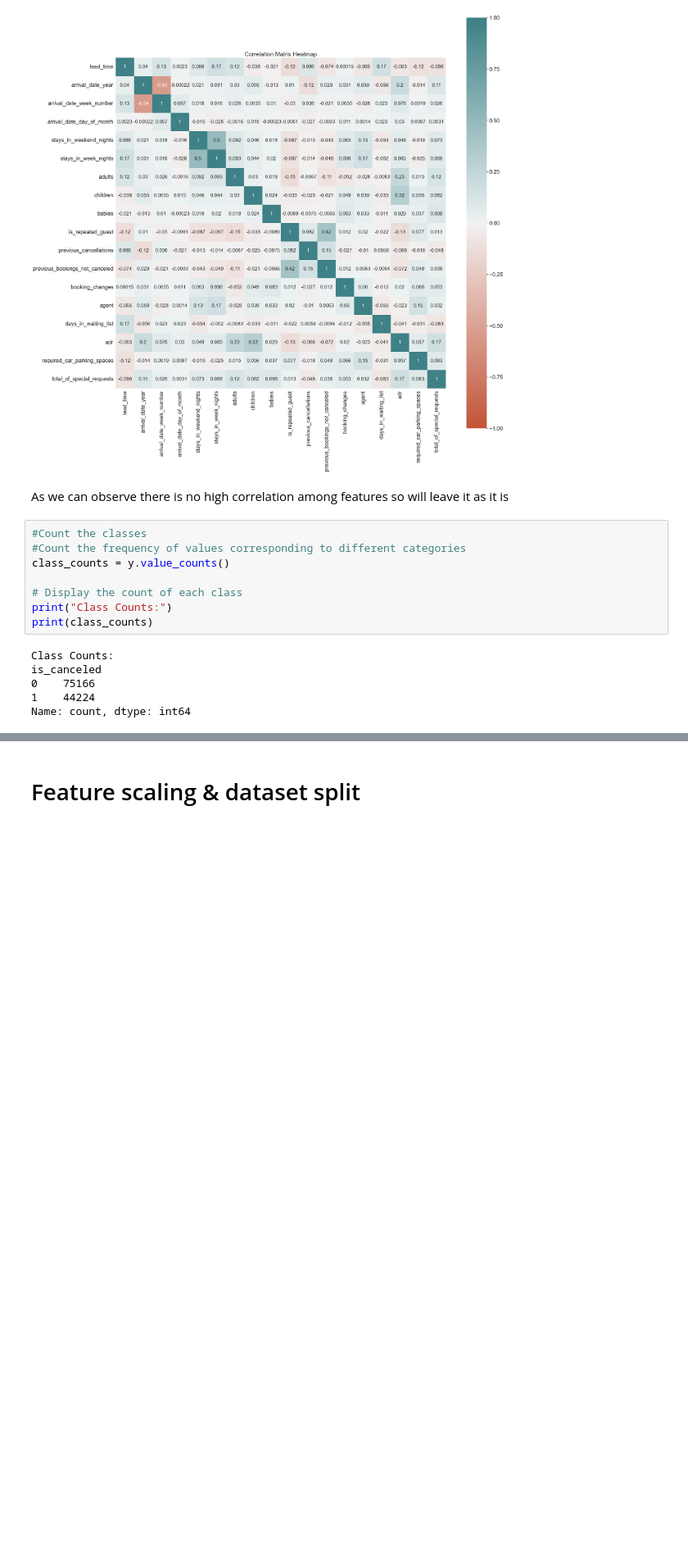
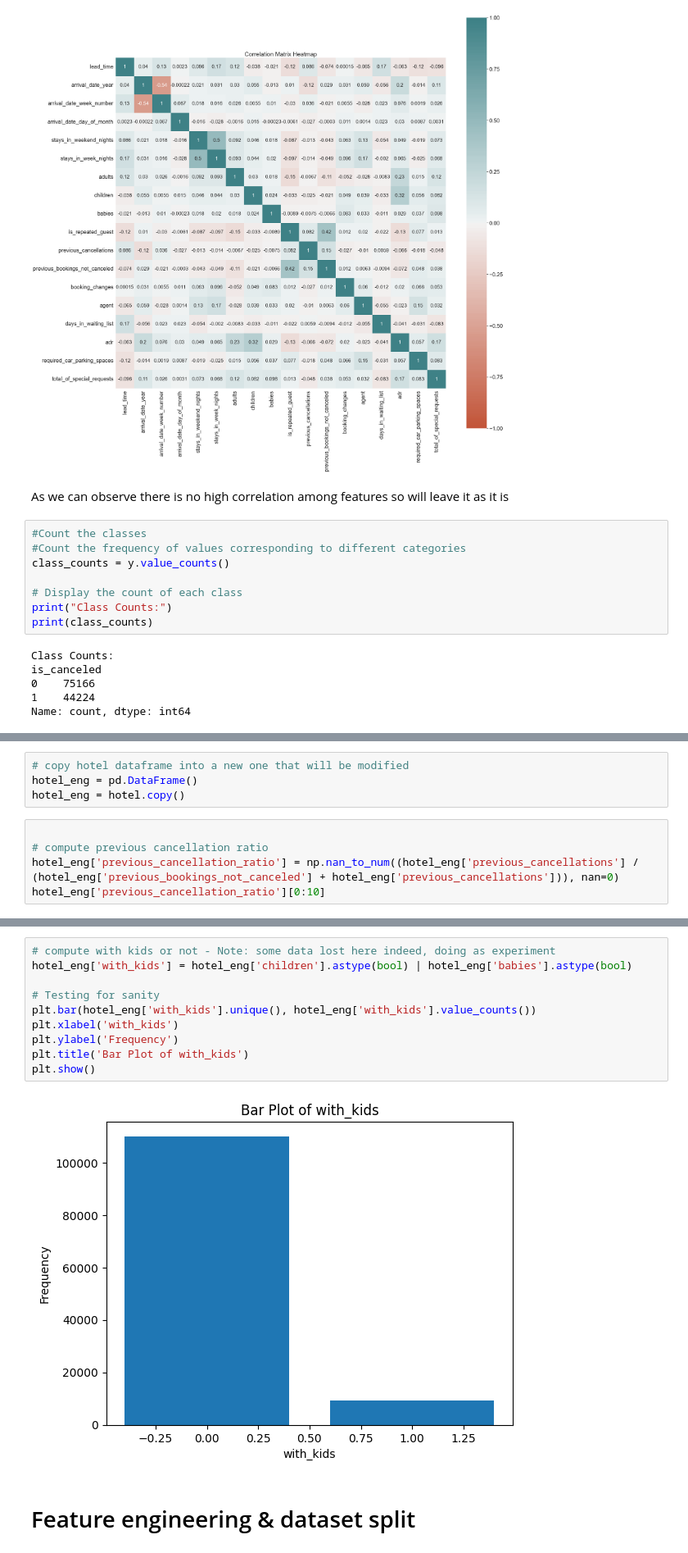
Before and after one commit to ursumarius/booking-cancellations-ML-intro, a Jupyter notebook: eda/hotel-booking-eda-intro-to-ml.ipynb, the cells around one changed output, grey strips where cells are left out. Shown at 82% size. Drawn from its saved outputs; the diff is of its cells as text; blank space fills up the shorter version.

Commit message:
first two examples of feature engineering

```diff
--- a/eda/hotel-booking-eda-intro-to-ml.ipynb
+++ b/eda/hotel-booking-eda-intro-to-ml.ipynb
@@ -260,0 +346,9 @@ so our dataset has 119390 rows and 32 columns
+# %%
+# copy hotel dataframe into a new one that will be modified
+hotel_eng = pd.DataFrame()
+hotel_eng = hotel.copy()
+# %%
+
+# compute previous cancellation ratio
+hotel_eng['previous_cancellation_ratio'] = np.nan_to_num((hotel_eng['previous_cancellations'] / (hotel_eng['previous_bookings_not_canceled'] + hotel_eng['previous_cancellations'])), nan=0)
+hotel_eng['previous_cancellation_ratio'][0:10]
@@ -261,2 +367,14 @@ so our dataset has 119390 rows and 32 columns
+# %%
+# compute with kids or not - Note: some data lost here indeed, doing as experiment
+hotel_eng['with_kids'] = hotel_eng['children'].astype(bool) | hotel_eng['babies'].astype(bool)
+
+# Testing for sanity
+plt.bar(hotel_eng['with_kids'].unique(), hotel_eng['with_kids'].value_counts())
+plt.xlabel('with_kids')
+plt.ylabel('Frequency')
+plt.title('Bar Plot of with_kids')
+plt.show()
+# %% [output]
+[figure, added]
 # %% [markdown]
-# Feature scaling & dataset split
+# Feature engineering & dataset split
```
Also changed, not shown: parts of 13 cells of this notebook.
